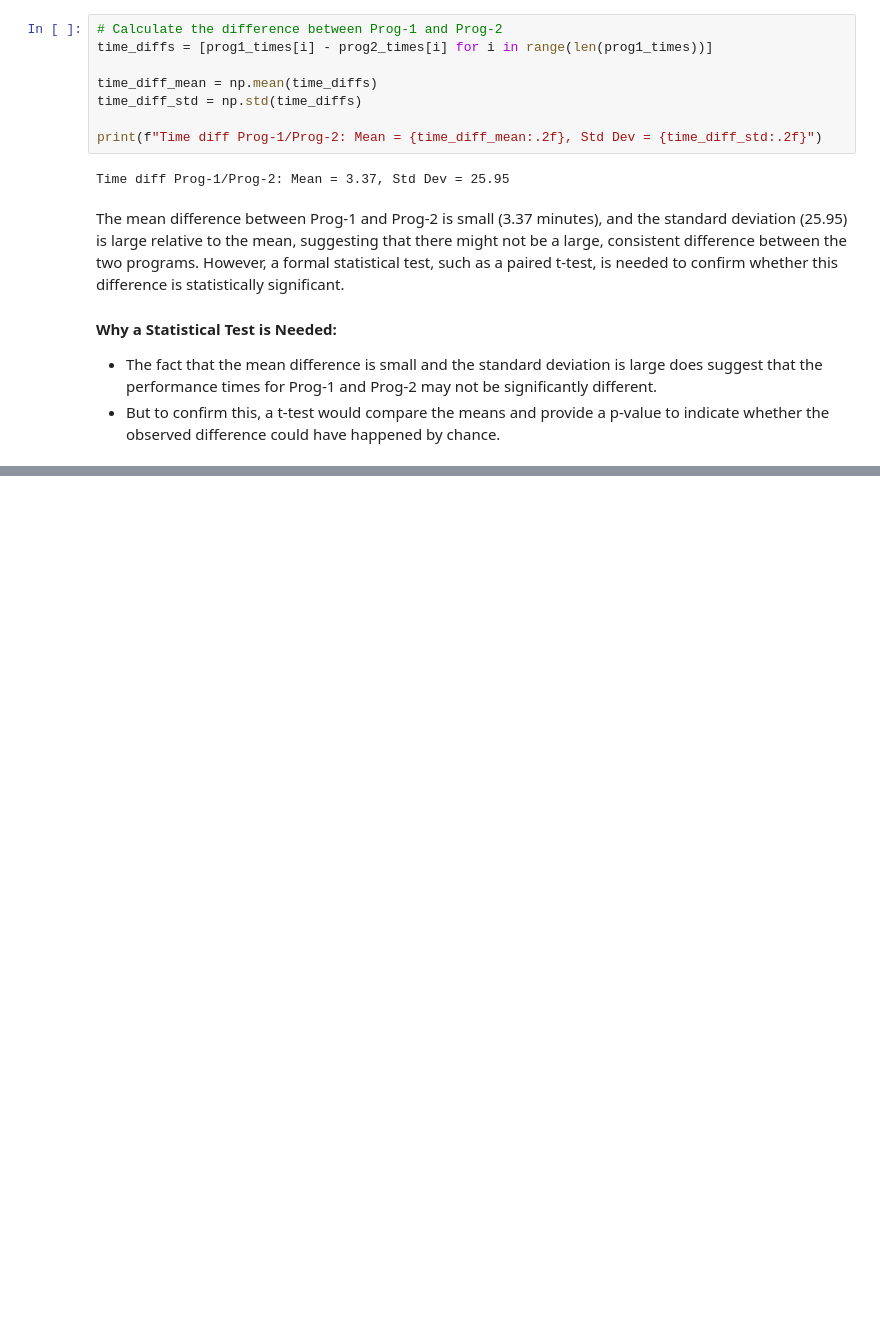
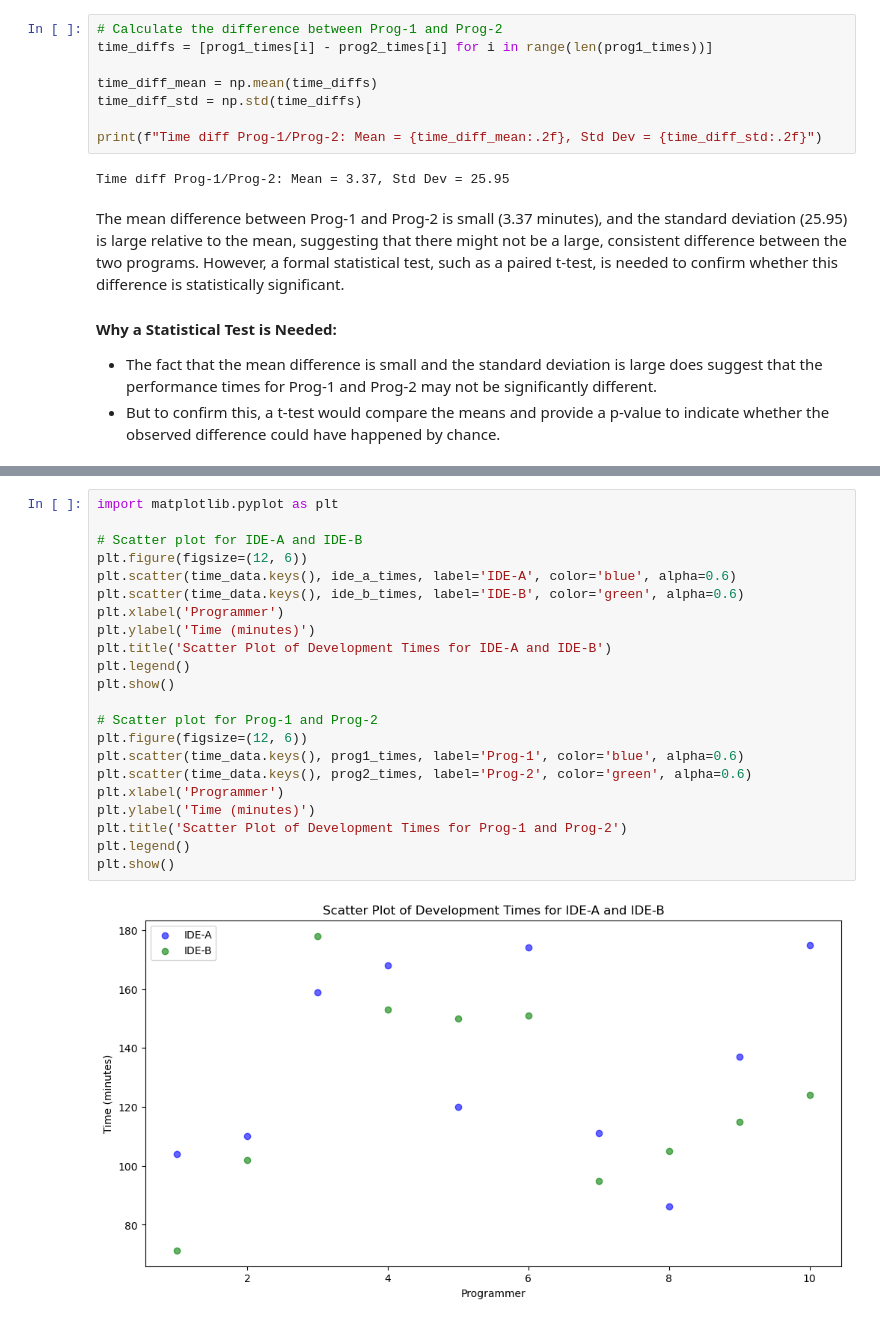
Before and after one commit to ErikFolkesson/research_methodology, a Jupyter notebook: INL2/dataAnalysis.ipynb, the cells around one changed output, grey strips where cells are left out. Drawn from its saved outputs; the diff is of its cells as text; blank space fills up the shorter version.

```diff
--- a/INL2/dataAnalysis.ipynb
+++ b/INL2/dataAnalysis.ipynb
@@ -87,0 +214,24 @@ plt.show()
+# %%
+import matplotlib.pyplot as plt
+
+# Scatter plot for IDE-A and IDE-B
+plt.figure(figsize=(12, 6))
+plt.scatter(time_data.keys(), ide_a_times, label='IDE-A', color='blue', alpha=0.6)
+plt.scatter(time_data.keys(), ide_b_times, label='IDE-B', color='green', alpha=0.6)
+plt.xlabel('Programmer')
+plt.ylabel('Time (minutes)')
+plt.title('Scatter Plot of Development Times for IDE-A and IDE-B')
+plt.legend()
+plt.show()
+
+# Scatter plot for Prog-1 and Prog-2
+plt.figure(figsize=(12, 6))
+plt.scatter(time_data.keys(), prog1_times, label='Prog-1', color='blue', alpha=0.6)
+plt.scatter(time_data.keys(), prog2_times, label='Prog-2', color='green', alpha=0.6)
+plt.xlabel('Programmer')
+plt.ylabel('Time (minutes)')
+plt.title('Scatter Plot of Development Times for Prog-1 and Prog-2')
+plt.legend()
+plt.show()
+# %% [output]
+[figure, added]
```
Also changed, not shown: parts of 14 cells of this notebook, 1 other file.
